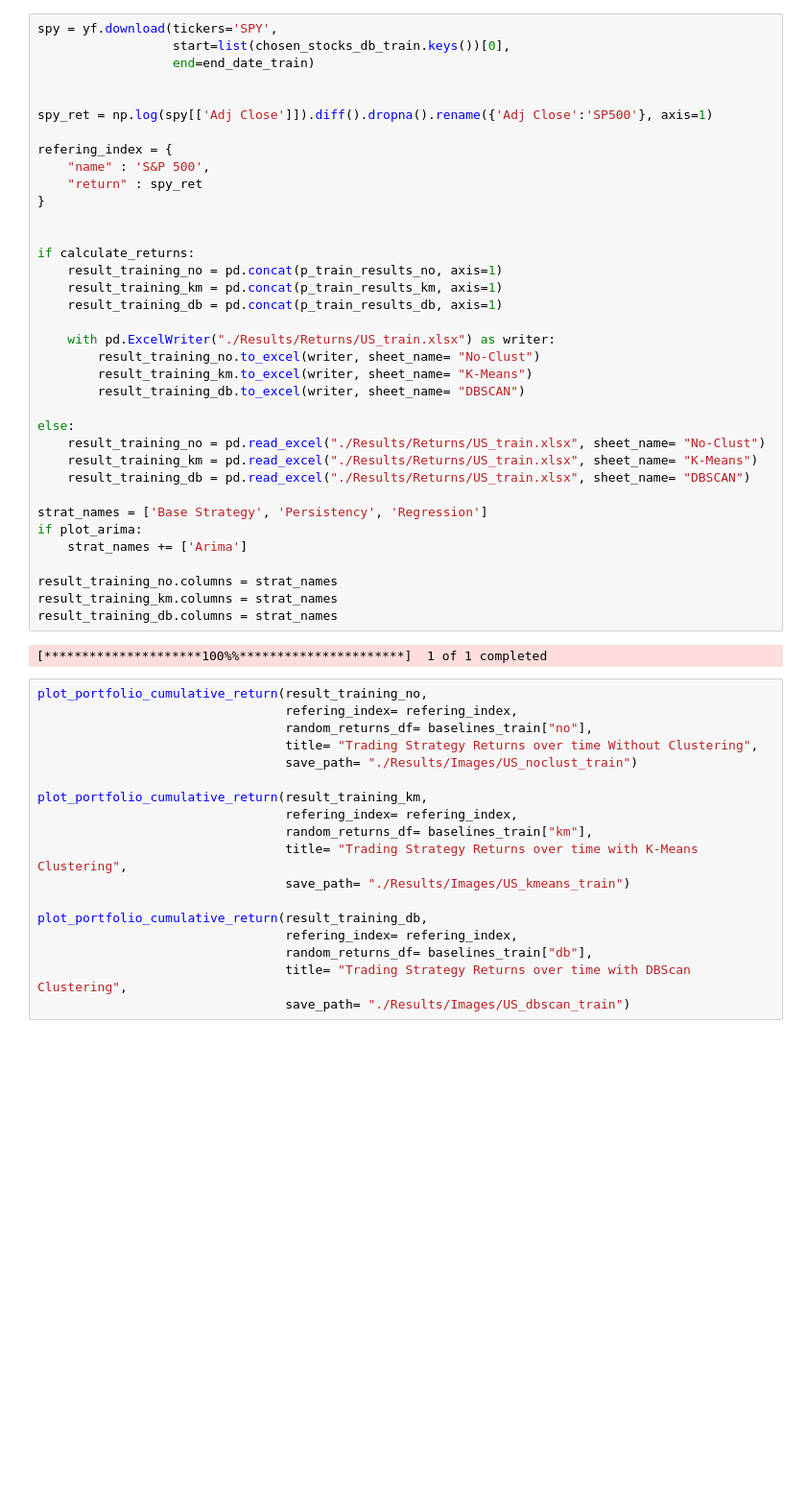
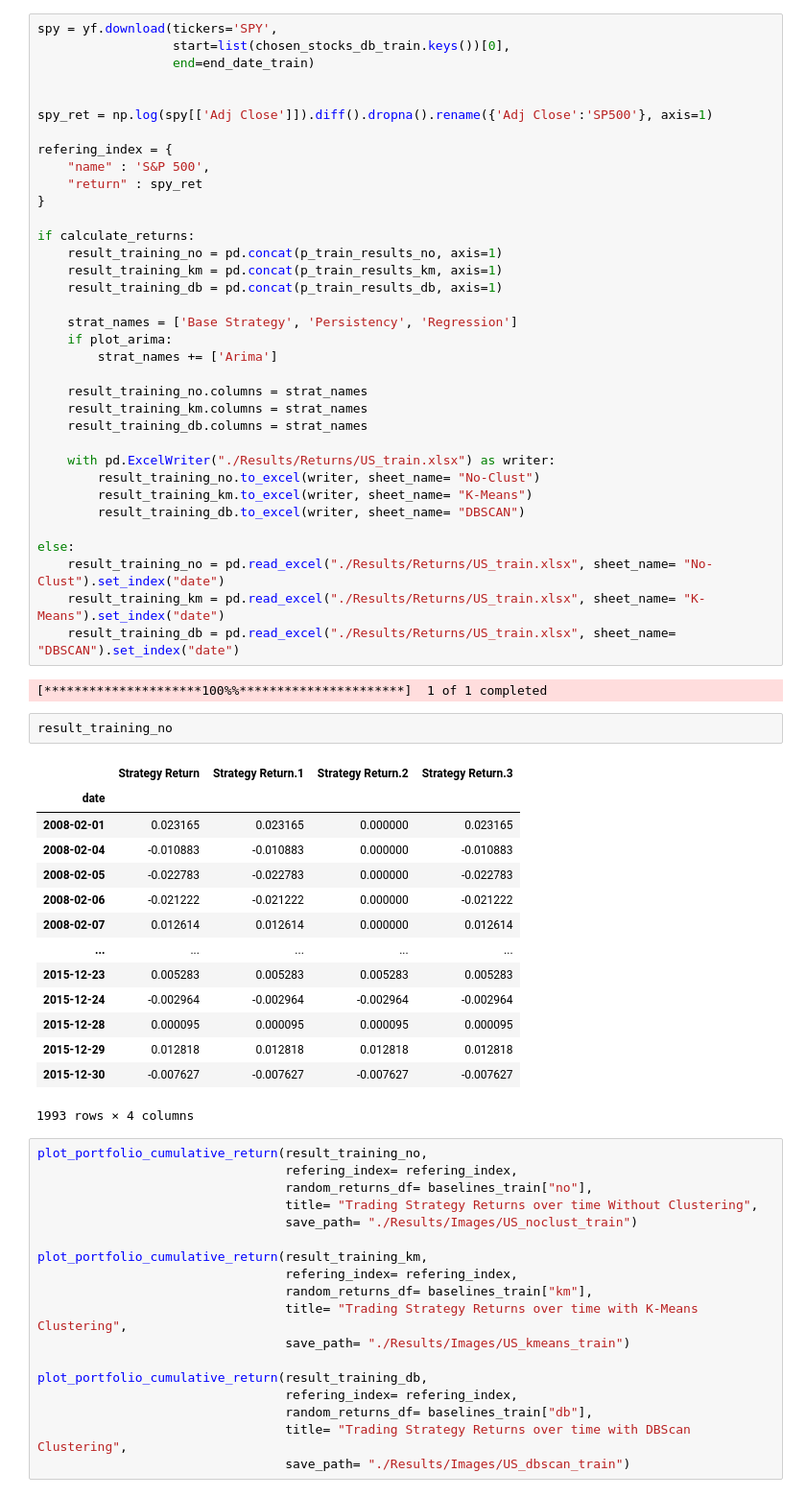
Before and after one commit to francesco-source/Portfolio-Optimization-via-Machine-Learning-Models, a Jupyter notebook: American_market.ipynb, the cells around one changed output. Shown at 96% size. Cells and saved outputs as stored; diff of their text form; blank space fills up the shorter version.

```diff
--- a/American_market.ipynb
+++ b/American_market.ipynb
@@ -358,11 +358,18 @@ refering_index = {
     "return" : spy_ret
 }
 
-
 if calculate_returns:
     result_training_no = pd.concat(p_train_results_no, axis=1)
     result_training_km = pd.concat(p_train_results_km, axis=1)
     result_training_db = pd.concat(p_train_results_db, axis=1)
+
+    strat_names = ['Base Strategy', 'Persistency', 'Regression']
+    if plot_arima:
+        strat_names += ['Arima']
+
+    result_training_no.columns = strat_names
+    result_training_km.columns = strat_names
+    result_training_db.columns = strat_names
 
     with pd.ExcelWriter("./Results/Returns/US_train.xlsx") as writer:
         result_training_no.to_excel(writer, sheet_name= "No-Clust")
@@ -370,19 +377,28 @@ if calculate_returns:
         result_training_db.to_excel(writer, sheet_name= "DBSCAN")
 
 else:
-    result_training_no = pd.read_excel("./Results/Returns/US_train.xlsx", sheet_name= "No-Clust")
-    result_training_km = pd.read_excel("./Results/Returns/US_train.xlsx", sheet_name= "K-Means")
-    result_training_db = pd.read_excel("./Results/Returns/US_train.xlsx", sheet_name= "DBSCAN")
-
-strat_names = ['Base Strategy', 'Persistency', 'Regression']
-if plot_arima:
-    strat_names += ['Arima']
-
-result_training_no.columns = strat_names
-result_training_km.columns = strat_names
-result_training_db.columns = strat_names
+    result_training_no = pd.read_excel("./Results/Returns/US_train.xlsx", sheet_name= "No-Clust").set_index("date")
+    result_training_km = pd.read_excel("./Results/Returns/US_train.xlsx", sheet_name= "K-Means").set_index("date")
+    result_training_db = pd.read_excel("./Results/Returns/US_train.xlsx", sheet_name= "DBSCAN").set_index("date")
 # %% [output]
 [*********************100%%**********************]  1 of 1 completed
+# %%
+result_training_no
+# %% [output]
+|  | Strategy Return | Strategy Return.1 | Strategy Return.2 | Strategy Return.3 |
+| date |  |  |  |  |
+| 2008-02-01 | 0.023165 | 0.023165 | 0.000000 | 0.023165 |
+| 2008-02-04 | -0.010883 | -0.010883 | 0.000000 | -0.010883 |
+| 2008-02-05 | -0.022783 | -0.022783 | 0.000000 | -0.022783 |
+| 2008-02-06 | -0.021222 | -0.021222 | 0.000000 | -0.021222 |
+| 2008-02-07 | 0.012614 | 0.012614 | 0.000000 | 0.012614 |
+| ... | ... | ... | ... | ... |
+| 2015-12-23 | 0.005283 | 0.005283 | 0.005283 | 0.005283 |
+| 2015-12-24 | -0.002964 | -0.002964 | -0.002964 | -0.002964 |
+| 2015-12-28 | 0.000095 | 0.000095 | 0.000095 | 0.000095 |
+| 2015-12-29 | 0.012818 | 0.012818 | 0.012818 | 0.012818 |
+| 2015-12-30 | -0.007627 | -0.007627 | -0.007627 | -0.007627 |
+1993 rows × 4 columns
 # %%
 plot_portfolio_cumulative_return(result_training_no,
                                  refering_index= refering_index,
```
Also changed, not shown: parts of 1 cell of this notebook, 5 other files.
